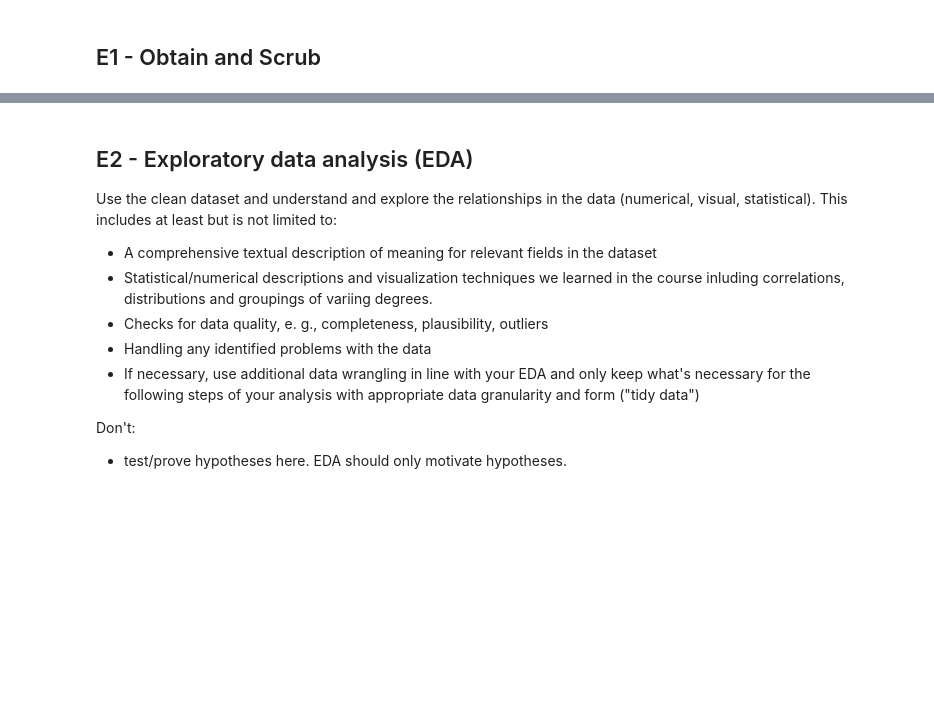
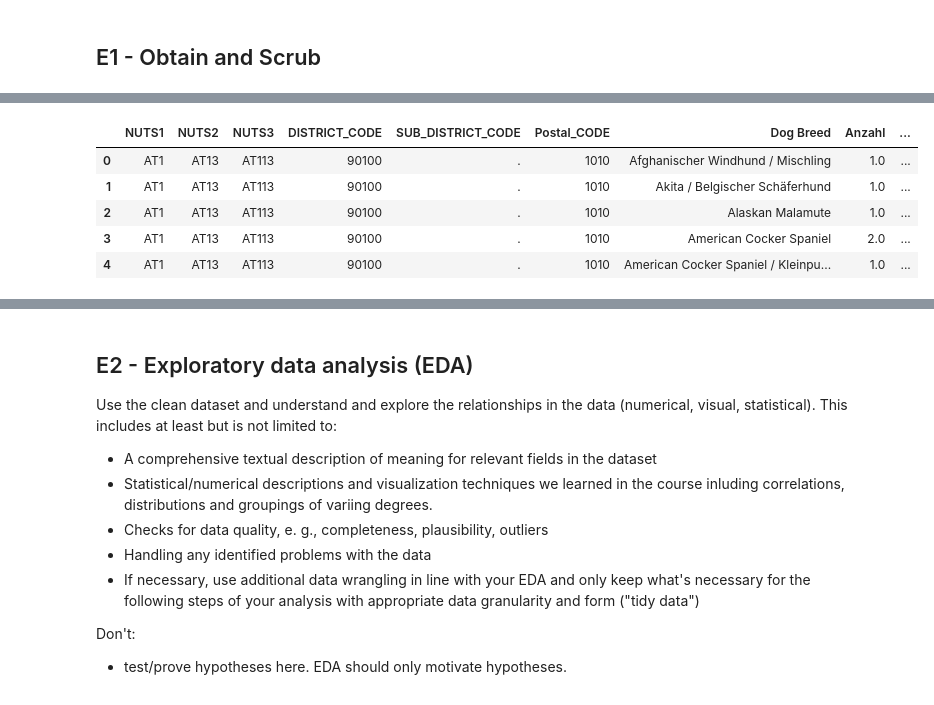
Before and after one commit to theresanother1/dee24-group-project, a Jupyter notebook: prj01.ipynb, the cells around one changed output, grey strips where cells are left out. Saved outputs shown, nothing was run; the diff lists cells and outputs as text; code cells hidden in the pictures; blank space fills up the shorter version.

Commit message:
fixed data import

```diff
--- a/prj01.ipynb
+++ b/prj01.ipynb
@@ -107,0 +89,11 @@ dogs_2.head()
+# %%
+# Import data set two
+dog_types = pd.read_csv("hunde-wien.csv", sep=';', encoding='latin-1', skiprows=1)
+dog_types.head()
+# %% [output]
+|  | NUTS1 | NUTS2 | NUTS3 | DISTRICT_CODE | SUB_DISTRICT_CODE | Postal_CODE | Dog Breed | Anzahl | ... |
+| 0 | AT1 | AT13 | AT113 | 90100 | . | 1010 | Afghanischer Windhund / Mischling | 1.0 | ... |
+| 1 | AT1 | AT13 | AT113 | 90100 | . | 1010 | Akita / Belgischer Schäferhund | 1.0 | ... |
+| 2 | AT1 | AT13 | AT113 | 90100 | . | 1010 | Alaskan Malamute | 1.0 | ... |
+| 3 | AT1 | AT13 | AT113 | 90100 | . | 1010 | American Cocker Spaniel | 2.0 | ... |
+| 4 | AT1 | AT13 | AT113 | 90100 | . | 1010 | American Cocker Spaniel / Kleinpu... | 1.0 | ... |
```
Also changed, not shown: parts of 6 cells of this notebook.
